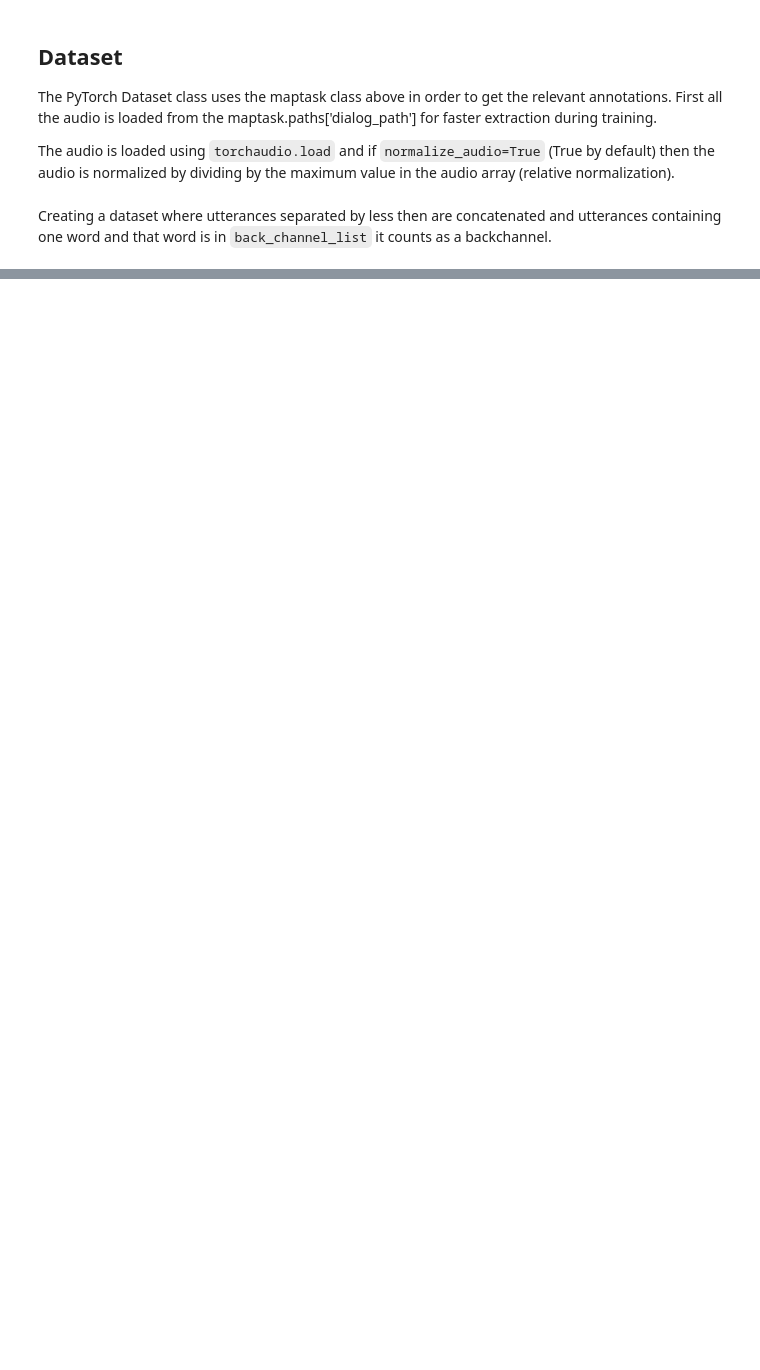
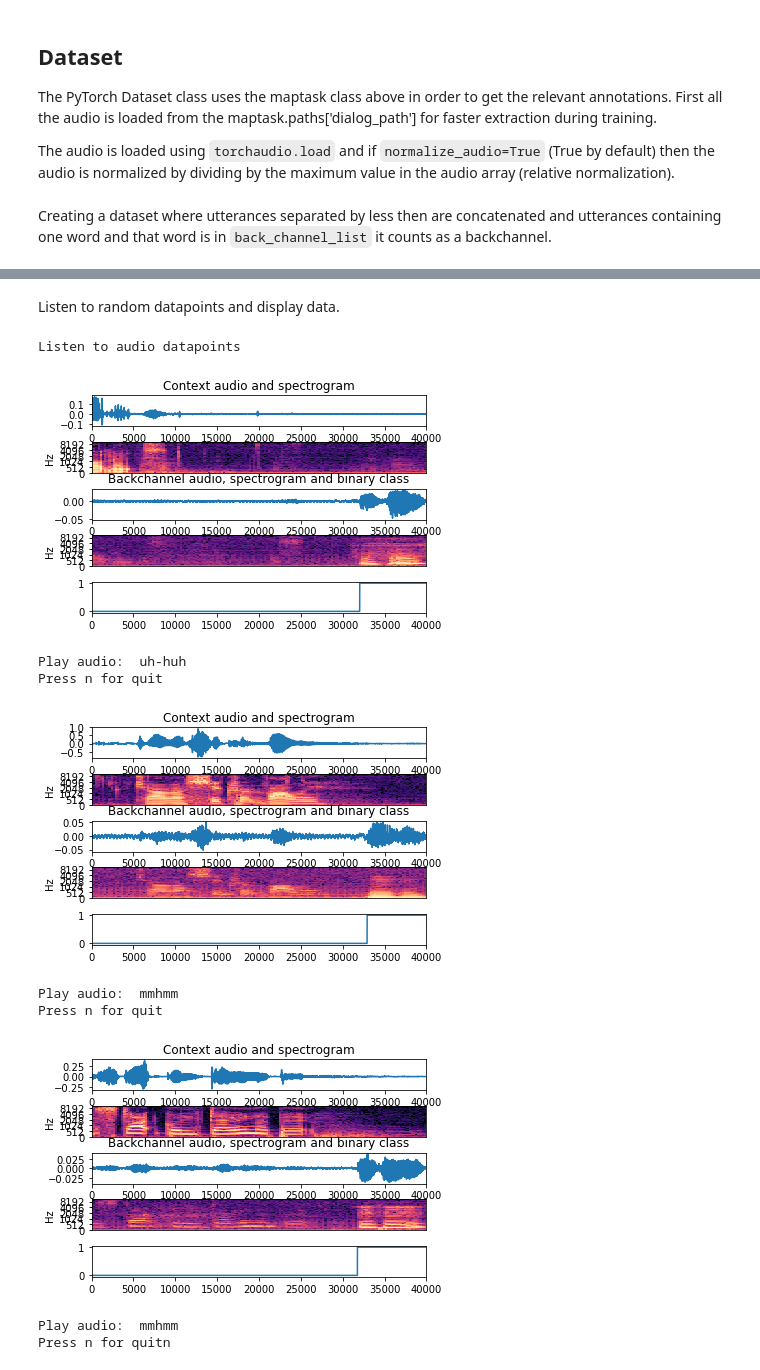
Before and after one commit to ErikEkstedt/maptaskdataset, a Jupyter notebook: maptask/notes/programming.ipynb, the cells around one changed output, grey strips where cells are left out. Cells and saved outputs as stored; diff of their text form; code cells hidden in the pictures; blank space fills up the shorter version.

Commit message:
note outline: Dataset, DataLoader

```diff
--- a/maptask/notes/programming.ipynb
+++ b/maptask/notes/programming.ipynb
@@ -67,5 +57,6 @@ timings of the utterence and 'words' is a list of
 strings.
 # %%
+# Annotation
 class Maptask(object):
     '''
     This class iterates through the annotations provided by maptask and extracts
@@ -93,13 +84,11 @@ class Maptask(object):
     the utterence and 'words' is a list of strings.
     '''
 
-    def __init__(self, pause=0.2, pre_padding=0, post_padding=0, max_utterences=1, root=None):
+    def __init__(self, pause=0.2, max_utterences=1, root=None):
         self.paths = get_paths(root)
         self.session_names = self._session_names()
 
         self.pause = pause
-        self.pre_padding = pre_padding
-        self.post_padding = post_padding
         self.max_utterences = max_utterences
         self.back_channels = ['right', 'okay', 'mmhmm', 'uh-huh', 'yeah', 'mm']
 
@@ -240,7 +229,7 @@ A pause of 0.1 seconds means that all utterences seperated by
 less than 0.1 seconds are
 concatonated into longer utterences. Then
 # %%
-pause = 0.1
+pause = 0.5
 max_utterences = 1
 
 maptask = Maptask(pause, max_utterences)
@@ -386,0 +374,4 @@ sound_backchannel(speaker, bc)
+# %%
+print('Creating Dataset and loading audio')
+dset = MaptaskDataset(pause=0.5, max_utterences=1)
+print('Dataset: ', len(dset))
@@ -386,0 +443,14 @@ sound_backchannel(speaker, bc)
+# %%
+
+# ---------------------------------------------------------------------
+print('Audio: DataLoader')
+maploader = MaptaskAudioDataloader(dset, pred=1, seq_len=300, overlap_len=100, batch_size=128, num_workers=4)
+for batch in maploader:
+	print(type(batch))
+	print(batch[0][0].shape)
+	print(batch[0][1].shape)
+	print(batch[1])
+	print(batch[2].shape)
+	ans = input('Press n for quit')
+	if ans == 'n':
+		break
@@ -386,0 +517,23 @@ sound_backchannel(speaker, bc)
+# %% [markdown]
+Listen to random datapoints and display data.
+# %%
+    print('Listen to audio datapoints')
+    while True:
+        idx = int(torch.randint(len(dset), (1,)).item())
+        output = dset[idx]
+        visualize_datapoint(output)
+        sound_datapoint(output)
+        ans = input('Press n for quit')
+        if ans == 'n':
+            break
+# %% [output]
+Listen to audio datapoints
+[figure, added]
+Play audio:  uh-huh
+Press n for quit
+[figure, added]
+Play audio:  mmhmm
+Press n for quit
+[figure, added]
+Play audio:  mmhmm
+Press n for quitn
```
Also changed, not shown: parts of 20 cells of this notebook.
